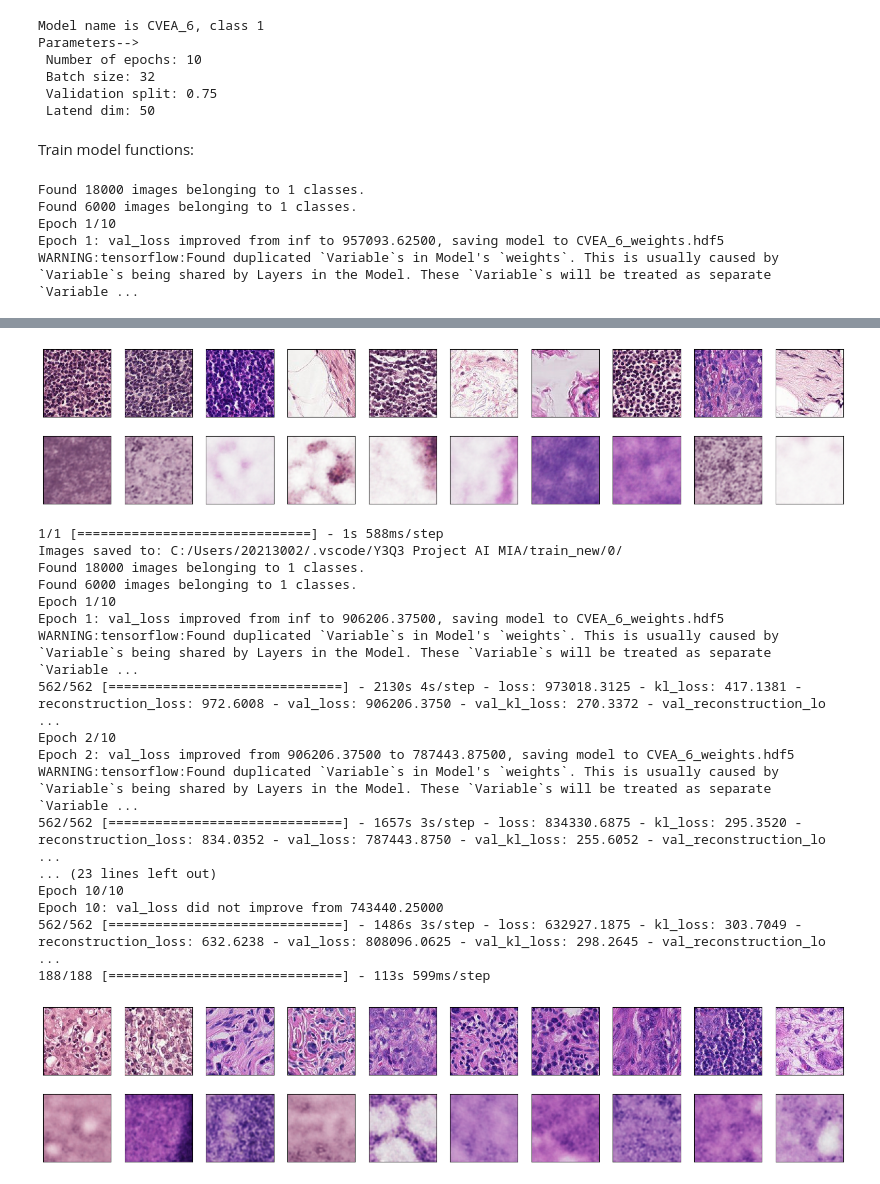
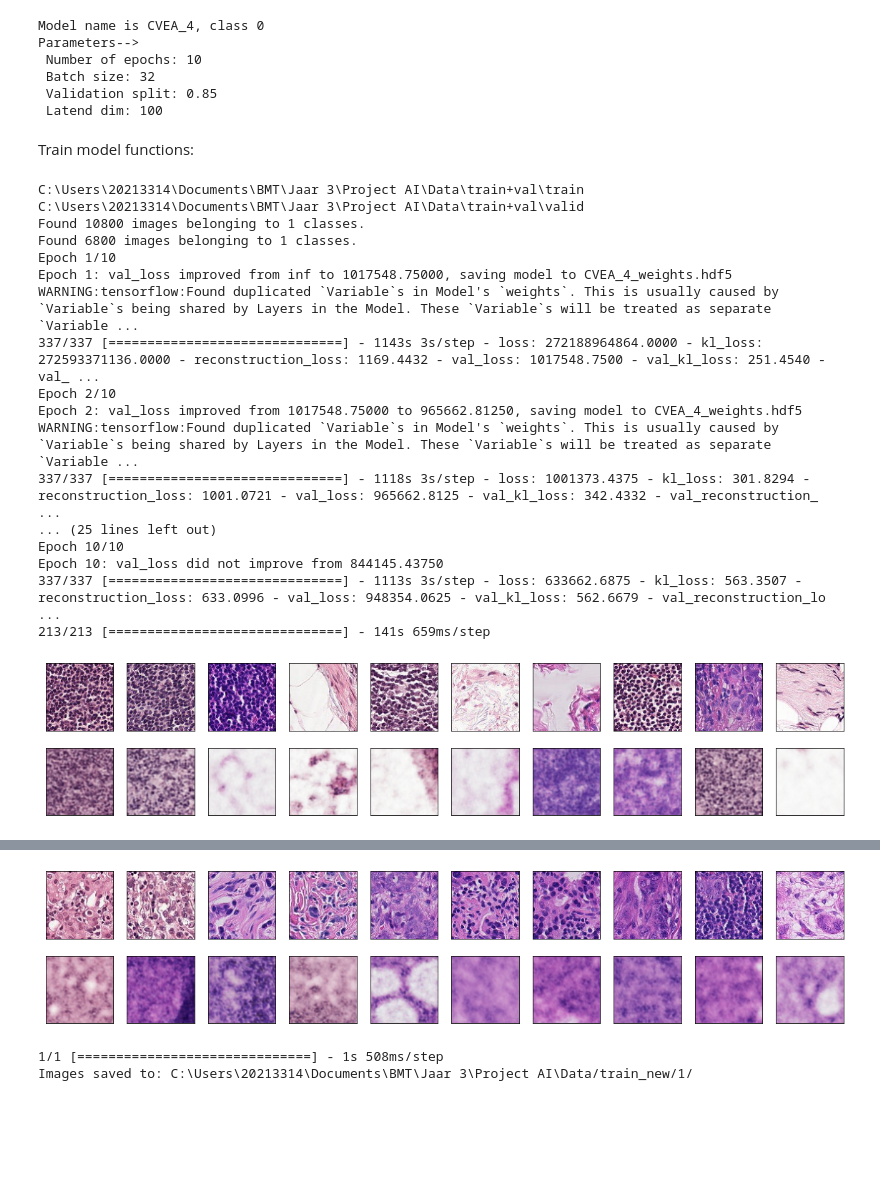
Before and after one commit to SSWMPeters/Project-AI-for-MIA, a Jupyter notebook: vae_main.ipynb, the cells around one changed output, grey strips where cells are left out. Cells and saved outputs as stored; diff of their text form; code cells hidden in the pictures; blank space fills up the shorter version.

```diff
--- a/vae_main.ipynb
+++ b/vae_main.ipynb
@@ -13,27 +13,28 @@ import matplotlib.pyplot as plt
 import numpy as np
 import random
 
-base_dir = 'C:/Users/20213002/.vscode/Y3Q3 Project AI MIA'
-model_name = 'CVEA'
+base_dir = 'C:\\Users\\20213314\\Documents\\BMT\\Jaar 3\\Project AI\\Data'
+model_name = 'CVEA_4'
 model_filepath = model_name + '.json'
 weights_filepath = model_name + '_weights.hdf5'
 batch_size = 32
 img_size = 96
 nr_epochs = 10
-split = 0.75
-latent_dim = 50
+split = 0.85
+class_type = 0
+latent_dim = 100
 
-print('Model name is {}'.format(model_name))
+print('Model name is {}, class {}'.format(model_name, class_type))
 print('Parameters-->\n Number of epochs: {}\n Batch size: {}\n Validation split: {}\n Latend dim: {}'.format(nr_epochs, batch_size, split, latent_dim))
 # %% [output]
-Model name is CVEA_6, class 1
+Model name is CVEA_4, class 0
 Parameters-->
  Number of epochs: 10
  Batch size: 32
- Validation split: 0.75
- Latend dim: 50
+ Validation split: 0.85
+ Latend dim: 100
 # %%
-def get_pcam_generators(base_dir, batch_size_gen=32, class_type=0, split=0.9, img_size=96):
+def get_pcam_generators(base_dir, batch_size_gen=batch_size, class_type=class_type, split=split, img_size=img_size):
     """
     Uses the ImageDataGenerator function from the Keras API to return images in batches,
     train_gen for the training data and val_gen for the validation data.
@@ -46,12 +47,14 @@ def get_pcam_generators(base_dir, batch_size_gen=32, class_type=0, split=0.9, im
     Returns:
         tuple: A tuple containing train_gen and val_gen, both are generators.
     """
-    train_folder = 'train_' + str(class_type)
-    val_folder = 'valid_' + str(class_type)
+    train_folder = 'train'
+    val_folder = 'valid'
     # Dataset parameters
     TRAIN_PATH = os.path.join(base_dir, 'train+val', train_folder)
     VALID_PATH = os.path.join(base_dir, 'train+val', val_folder)
     RESCALING_FACTOR = 1./255
+    print(TRAIN_PATH)
+    print(VALID_PATH)
 
     # Instantiate data generators
     datagen = ImageDataGenerator(rescale=RESCALING_FACTOR,
@@ -62,6 +65,7 @@ def get_pcam_generators(base_dir, batch_size_gen=32, class_type=0, split=0.9, im
                                             target_size=(img_size, img_size),
                                             batch_size=batch_size_gen,
                                             subset='training',
+                                            classes=[str(class_type)],
                                             class_mode='input')
 
     val_gen = datagen.flow_from_directory(VALID_PATH,
@@ -69,11 +73,12 @@ def get_pcam_generators(base_dir, batch_size_gen=32, class_type=0, split=0.9, im
                                           batch_size=batch_size_gen,
                                           subset='validation',
                                           class_mode='input',
+                                          classes=[str(class_type)],
                                           shuffle=False)
     return train_gen, val_gen
 
 
-def construct_vae(train_gen, val_gen, weights_filepath, model_name, nr_epochs=1, latent_dim=2, batch_size=32, img_size=96):
+def construct_vae(train_gen, val_gen, weights_filepath, model_name, nr_epochs=1, latent_dim=latent_dim, batch_size=batch_size, img_size=img_size):
     # Define input shape and latent dimension
     input_shape = (img_size, img_size, 3)
     # Encoder network
@@ -146,7 +151,7 @@ def construct_vae(train_gen, val_gen, weights_filepath, model_name, nr_epochs=1,
 
 
 
-def reconstruct_img(vae, val_gen, img_size=96):
+def reconstruct_img(vae, val_gen, img_size=img_size):
     decoded_imgs = vae.predict(val_gen)
     # Display the original and reconstructed images
 
@@ -172,7 +177,7 @@ def reconstruct_img(vae, val_gen, img_size=96):
 
 
 
-def generate_new_img(vae, base_dir, class_type=0, num_samples=10, delete_files=True, img_size=96):
+def generate_new_img(vae, base_dir, class_type=0, num_samples=10, delete_files=True, img_size=img_size):
     random_latent_vectors  = np.random.random((num_samples, img_size, img_size, 3))
     decoded_imgs = vae.predict(random_latent_vectors)
     # Path to the directory where you want to save the images
@@ -199,15 +204,27 @@ Train model functions:
 # %%
 # Perform autoencoder for specified classes (for both classes = [0,1])
 classes = [0,1]
 for i in classes:
-    model_board = model_name + '_' + str(i)
-    train_gen, val_gen = get_pcam_generators(base_dir, batch_size_gen=batch_size, split=split, class_type=i)
-    vae = construct_vae(train_gen, val_gen, weights_filepath, model_board, nr_epochs, latent_dim)
+    train_gen, val_gen = get_pcam_generators(base_dir, batch_size_gen=batch_size, class_type=i)
+    vae = construct_vae(train_gen, val_gen, weights_filepath, model_name, nr_epochs, latent_dim)
     reconstruct_img(vae, val_gen)
     generate_new_img(vae, base_dir, class_type=i, num_samples=15)
 # %% [output]
-Found 18000 images belonging to 1 classes.
-Found 6000 images belonging to 1 classes.
+C:\Users\20213314\Documents\BMT\Jaar 3\Project AI\Data\train+val\train
+C:\Users\20213314\Documents\BMT\Jaar 3\Project AI\Data\train+val\valid
+Found 10800 images belonging to 1 classes.
+Found 6800 images belonging to 1 classes.
 Epoch 1/10
-Epoch 1: val_loss improved from inf to 957093.62500, saving model to CVEA_6_weights.hdf5
+Epoch 1: val_loss improved from inf to 1017548.75000, saving model to CVEA_4_weights.hdf5
 WARNING:tensorflow:Found duplicated `Variable`s in Model's `weights`. This is usually caused by `Variable`s being shared by Layers in the Model. These `Variable`s will be treated as separate `Variable ...
+337/337 [==============================] - 1143s 3s/step - loss: 272188964864.0000 - kl_loss: 272593371136.0000 - reconstruction_loss: 1169.4432 - val_loss: 1017548.7500 - val_kl_loss: 251.4540 - val_ ...
+Epoch 2/10
+Epoch 2: val_loss improved from 1017548.75000 to 965662.81250, saving model to CVEA_4_weights.hdf5
+WARNING:tensorflow:Found duplicated `Variable`s in Model's `weights`. This is usually caused by `Variable`s being shared by Layers in the Model. These `Variable`s will be treated as separate `Variable ...
+337/337 [==============================] - 1118s 3s/step - loss: 1001373.4375 - kl_loss: 301.8294 - reconstruction_loss: 1001.0721 - val_loss: 965662.8125 - val_kl_loss: 342.4332 - val_reconstruction_ ...
+... (25 lines left out)
+Epoch 10/10
+Epoch 10: val_loss did not improve from 844145.43750
+337/337 [==============================] - 1113s 3s/step - loss: 633662.6875 - kl_loss: 563.3507 - reconstruction_loss: 633.0996 - val_loss: 948354.0625 - val_kl_loss: 562.6679 - val_reconstruction_lo ...
+213/213 [==============================] - 141s 659ms/step
+[figure, new version]
@@ -231,19 +248,3 @@ Epoch 10: val_loss did not improve from 882523.31250
-[figure, old version]
+[figure]
-1/1 [==============================] - 1s 588ms/step
-Images saved to: C:/Users/20213002/.vscode/Y3Q3 Project AI MIA/train_new/0/
-Found 18000 images belonging to 1 classes.
-Found 6000 images belonging to 1 classes.
-Epoch 1/10
-Epoch 1: val_loss improved from inf to 906206.37500, saving model to CVEA_6_weights.hdf5
-WARNING:tensorflow:Found duplicated `Variable`s in Model's `weights`. This is usually caused by `Variable`s being shared by Layers in the Model. These `Variable`s will be treated as separate `Variable ...
-562/562 [==============================] - 2130s 4s/step - loss: 973018.3125 - kl_loss: 417.1381 - reconstruction_loss: 972.6008 - val_loss: 906206.3750 - val_kl_loss: 270.3372 - val_reconstruction_lo ...
-Epoch 2/10
-Epoch 2: val_loss improved from 906206.37500 to 787443.87500, saving model to CVEA_6_weights.hdf5
-WARNING:tensorflow:Found duplicated `Variable`s in Model's `weights`. This is usually caused by `Variable`s being shared by Layers in the Model. These `Variable`s will be treated as separate `Variable ...
-562/562 [==============================] - 1657s 3s/step - loss: 834330.6875 - kl_loss: 295.3520 - reconstruction_loss: 834.0352 - val_loss: 787443.8750 - val_kl_loss: 255.6052 - val_reconstruction_lo ...
-... (23 lines left out)
-Epoch 10/10
-Epoch 10: val_loss did not improve from 743440.25000
-562/562 [==============================] - 1486s 3s/step - loss: 632927.1875 - kl_loss: 303.7049 - reconstruction_loss: 632.6238 - val_loss: 808096.0625 - val_kl_loss: 298.2645 - val_reconstruction_lo ...
-188/188 [==============================] - 113s 599ms/step
+1/1 [==============================] - 1s 508ms/step
+Images saved to: C:\Users\20213314\Documents\BMT\Jaar 3\Project AI\Data/train_new/1/
-[figure]
```
Also changed, not shown: parts of 1 cell of this notebook, 1 other file.
